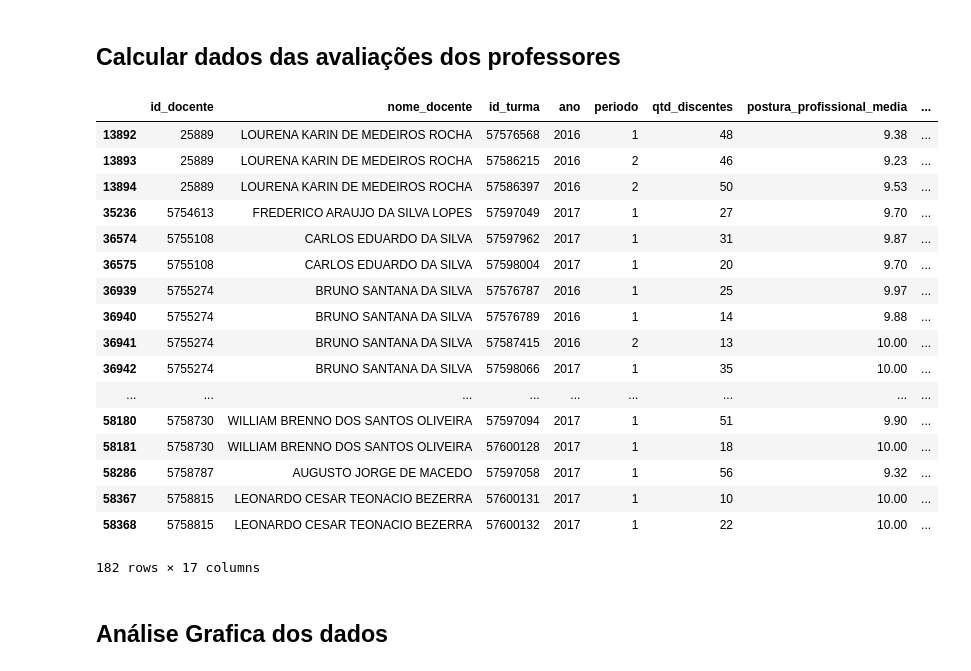
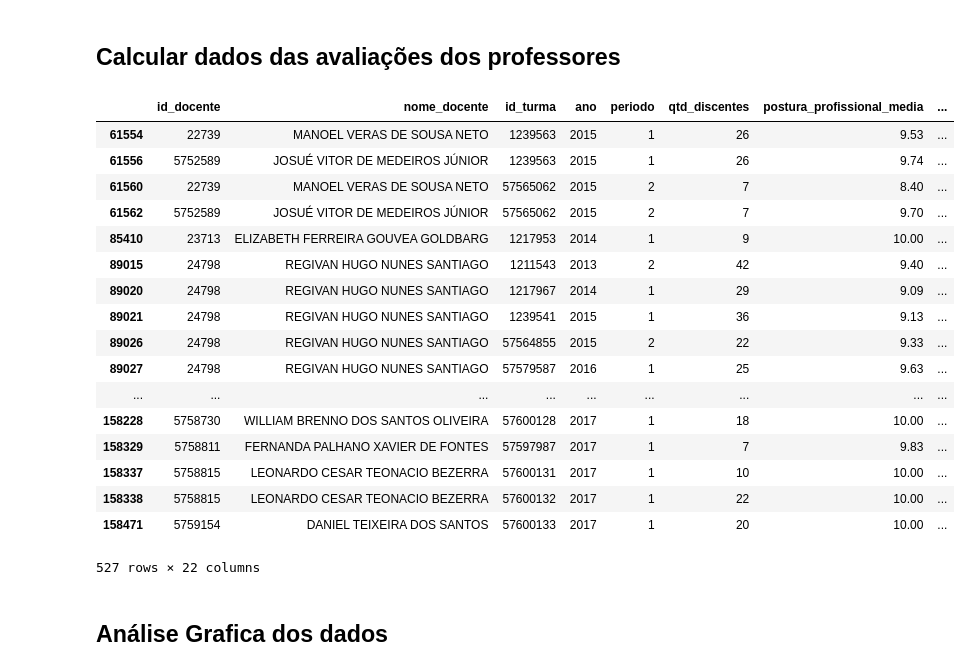
Before and after one commit to ayrtoneverton/ufrn_teacher_evaluations, a Jupyter notebook: analyze.ipynb, the cells around one changed output. Saved outputs shown, nothing was run; the diff lists cells and outputs as text; code cells hidden in the pictures.

```diff
--- a/analyze.ipynb
+++ b/analyze.ipynb
@@ -34,3 +75,9 @@ notas = pd.concat([notas, pd.read_csv(notas_url, sep=';')])
 # %% [markdown]
 # Preparação e Limpeza dos Dados
+# %%
+# removendo disciplinas repetidas, dados errados e ajustando tipo da coluna para a junção
+disciplinas.dropna(inplace=True)
+disciplinas = disciplinas[~disciplinas.id_componente.str.contains(' ')]
+disciplinas = disciplinas[~disciplinas.id_componente.duplicated()]
+disciplinas.id_componente = disciplinas.id_componente.astype(np.int64)
 # %%
@@ -77,8 +102,0 @@ notas
-# %%
-# limitando avaliações de docentes do IMD
-avaliacoes = avaliacoes[avaliacoes.id_docente.isin(docentes[docentes.lotacao == 'INSTITUTO METROPOLE DIGITAL'].id_servidor)]
-
-# limitando avaliações para 2016.1 até 2017.1
-avaliacoes = avaliacoes[avaliacoes.ano > 2015]
-
-avaliacoes
@@ -104,43 +103,58 @@ avaliacoes
+# %%
+# renomeando e ajustando o tipo da coluna para a junção
+turmas.rename(columns={'id_componente_curricular': 'id_componente'}, inplace=True)
+turmas = turmas[turmas.id_componente.notna()]
+turmas.id_componente = turmas.id_componente.astype(np.int64)
+# %%
+# Juntando as avaliações, as turmas e as disciplinas
+avaliacoes = pd.merge(avaliacoes, pd.merge(turmas, disciplinas, on='id_componente'), on='id_turma')
+
+# removendo as duplicações geradas
+avaliacoes = avaliacoes[~avaliacoes.duplicated()]
+
+# limitando avaliações de docentes do IMD
+avaliacoes = avaliacoes[avaliacoes.unidade_responsavel == 'INSTITUTO METROPOLE DIGITAL']
 # %% [markdown]
 ## Calcular dados das avaliações dos professores
 # %%
 # criando as colunas e gerando seus valores
 avaliacoes['media_discentes'] = 0
 avaliacoes['nota_min'] = 0
 avaliacoes['nota_max'] = 0
 avaliacoes['nota_med'] = 0
 avaliacoes['percentual_aprovados'] = 0
 
 for turma in avaliacoes.id_turma:
     discentes = notas[notas.id_turma == turma]
-    if(len(discentes) > 0):
-        avaliacoes.loc[avaliacoes.id_turma == turma,'media_discentes'] = discentes.media_final.sum() / len(discentes)
-        avaliacoes.loc[avaliacoes.id_turma == turma,'nota_min'] = discentes.media_final.min()
-        avaliacoes.loc[avaliacoes.id_turma == turma,'nota_max'] = discentes.media_final.max()
-        avaliacoes.loc[avaliacoes.id_turma == turma,'nota_med'] = discentes.media_final.median()
-        avaliacoes.loc[avaliacoes.id_turma == turma,
-                       'percentual_aprovados'] = len(discentes[discentes.descricao == 'APROVADO']) * 100 / len(discentes)
+    if(len(discentes) == 0):
+        continue
+    avaliacoes.loc[avaliacoes.id_turma == turma,'media_discentes'] = discentes.media_final.sum() / len(discentes)
+    avaliacoes.loc[avaliacoes.id_turma == turma,'nota_min'] = discentes.media_final.min()
+    avaliacoes.loc[avaliacoes.id_turma == turma,'nota_max'] = discentes.media_final.max()
+    avaliacoes.loc[avaliacoes.id_turma == turma,'nota_med'] = discentes.media_final.median()
+    avaliacoes.loc[avaliacoes.id_turma == turma,
+                   'percentual_aprovados'] = len(discentes[discentes.descricao == 'APROVADO']) * 100 / len(discentes)
 
 avaliacoes
 # %% [output]
 |  | id_docente | nome_docente | id_turma | ano | periodo | qtd_discentes | postura_profissional_media | ... |
-| 13892 | 25889 | LOURENA KARIN DE MEDEIROS ROCHA | 57576568 | 2016 | 1 | 48 | 9.38 | ... |
-| 13893 | 25889 | LOURENA KARIN DE MEDEIROS ROCHA | 57586215 | 2016 | 2 | 46 | 9.23 | ... |
-| 13894 | 25889 | LOURENA KARIN DE MEDEIROS ROCHA | 57586397 | 2016 | 2 | 50 | 9.53 | ... |
-| 35236 | 5754613 | FREDERICO ARAUJO DA SILVA LOPES | 57597049 | 2017 | 1 | 27 | 9.70 | ... |
-| 36574 | 5755108 | CARLOS EDUARDO DA SILVA | 57597962 | 2017 | 1 | 31 | 9.87 | ... |
-| 36575 | 5755108 | CARLOS EDUARDO DA SILVA | 57598004 | 2017 | 1 | 20 | 9.70 | ... |
-| 36939 | 5755274 | BRUNO SANTANA DA SILVA | 57576787 | 2016 | 1 | 25 | 9.97 | ... |
-| 36940 | 5755274 | BRUNO SANTANA DA SILVA | 57576789 | 2016 | 1 | 14 | 9.88 | ... |
-| 36941 | 5755274 | BRUNO SANTANA DA SILVA | 57587415 | 2016 | 2 | 13 | 10.00 | ... |
-| 36942 | 5755274 | BRUNO SANTANA DA SILVA | 57598066 | 2017 | 1 | 35 | 10.00 | ... |
+| 61554 | 22739 | MANOEL VERAS DE SOUSA NETO | 1239563 | 2015 | 1 | 26 | 9.53 | ... |
+| 61556 | 5752589 | JOSUÉ VITOR DE MEDEIROS JÚNIOR | 1239563 | 2015 | 1 | 26 | 9.74 | ... |
+| 61560 | 22739 | MANOEL VERAS DE SOUSA NETO | 57565062 | 2015 | 2 | 7 | 8.40 | ... |
+| 61562 | 5752589 | JOSUÉ VITOR DE MEDEIROS JÚNIOR | 57565062 | 2015 | 2 | 7 | 9.70 | ... |
+| 85410 | 23713 | ELIZABETH FERREIRA GOUVEA GOLDBARG | 1217953 | 2014 | 1 | 9 | 10.00 | ... |
+| 89015 | 24798 | REGIVAN HUGO NUNES SANTIAGO | 1211543 | 2013 | 2 | 42 | 9.40 | ... |
+| 89020 | 24798 | REGIVAN HUGO NUNES SANTIAGO | 1217967 | 2014 | 1 | 29 | 9.09 | ... |
+| 89021 | 24798 | REGIVAN HUGO NUNES SANTIAGO | 1239541 | 2015 | 1 | 36 | 9.13 | ... |
+| 89026 | 24798 | REGIVAN HUGO NUNES SANTIAGO | 57564855 | 2015 | 2 | 22 | 9.33 | ... |
+| 89027 | 24798 | REGIVAN HUGO NUNES SANTIAGO | 57579587 | 2016 | 1 | 25 | 9.63 | ... |
 | ... | ... | ... | ... | ... | ... | ... | ... | ... |
-| 58180 | 5758730 | WILLIAM BRENNO DOS SANTOS OLIVEIRA | 57597094 | 2017 | 1 | 51 | 9.90 | ... |
-| 58181 | 5758730 | WILLIAM BRENNO DOS SANTOS OLIVEIRA | 57600128 | 2017 | 1 | 18 | 10.00 | ... |
-| 58286 | 5758787 | AUGUSTO JORGE DE MACEDO | 57597058 | 2017 | 1 | 56 | 9.32 | ... |
-| 58367 | 5758815 | LEONARDO CESAR TEONACIO BEZERRA | 57600131 | 2017 | 1 | 10 | 10.00 | ... |
-| 58368 | 5758815 | LEONARDO CESAR TEONACIO BEZERRA | 57600132 | 2017 | 1 | 22 | 10.00 | ... |
+| 158228 | 5758730 | WILLIAM BRENNO DOS SANTOS OLIVEIRA | 57600128 | 2017 | 1 | 18 | 10.00 | ... |
+| 158329 | 5758811 | FERNANDA PALHANO XAVIER DE FONTES | 57597987 | 2017 | 1 | 7 | 9.83 | ... |
+| 158337 | 5758815 | LEONARDO CESAR TEONACIO BEZERRA | 57600131 | 2017 | 1 | 10 | 10.00 | ... |
+| 158338 | 5758815 | LEONARDO CESAR TEONACIO BEZERRA | 57600132 | 2017 | 1 | 22 | 10.00 | ... |
+| 158471 | 5759154 | DANIEL TEIXEIRA DOS SANTOS | 57600133 | 2017 | 1 | 20 | 10.00 | ... |
-182 rows × 17 columns
+527 rows × 22 columns
 # %% [markdown]
 ## Análise Grafica dos dados
 # %%
```
Also changed, not shown: parts of 7 cells of this notebook.
